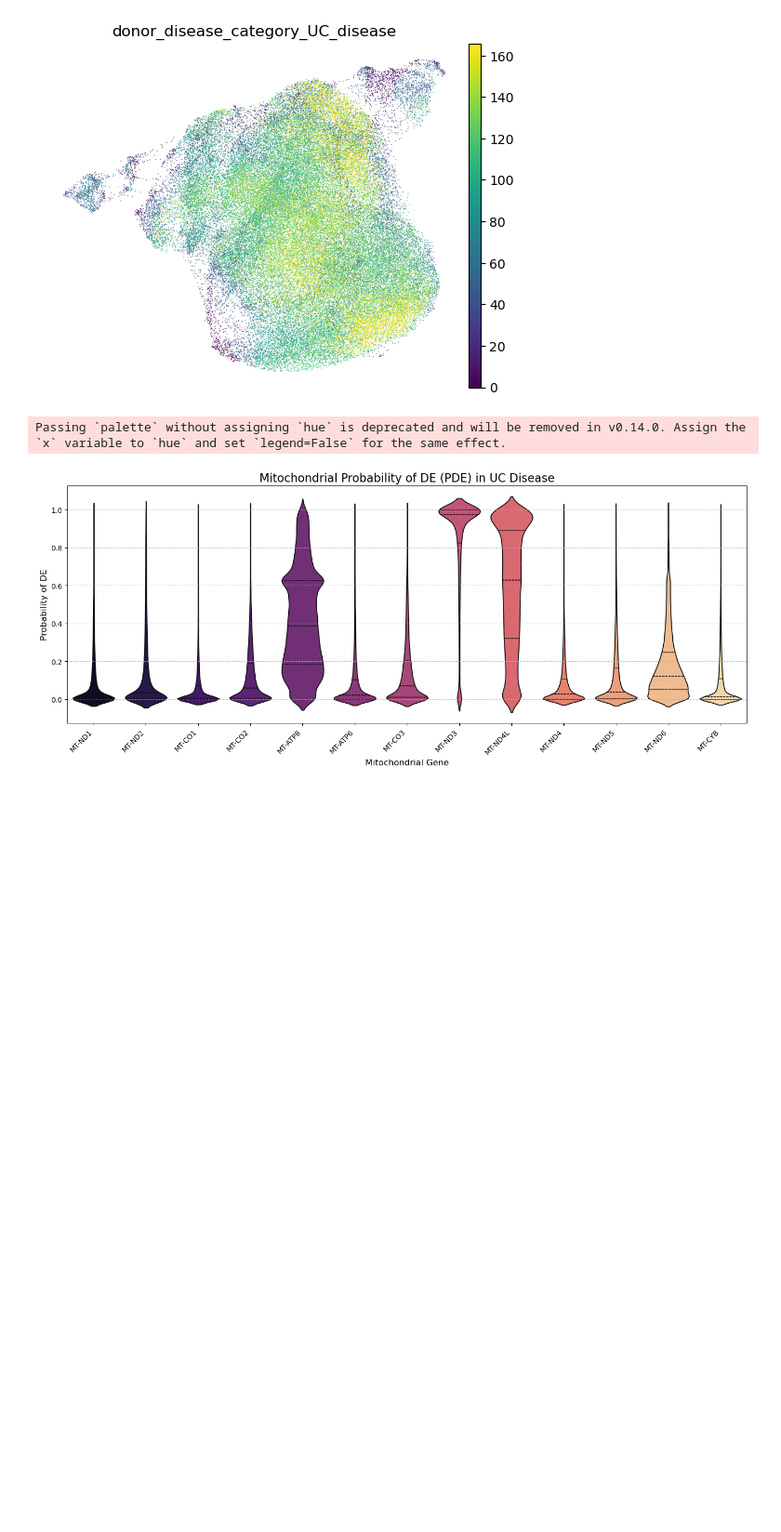
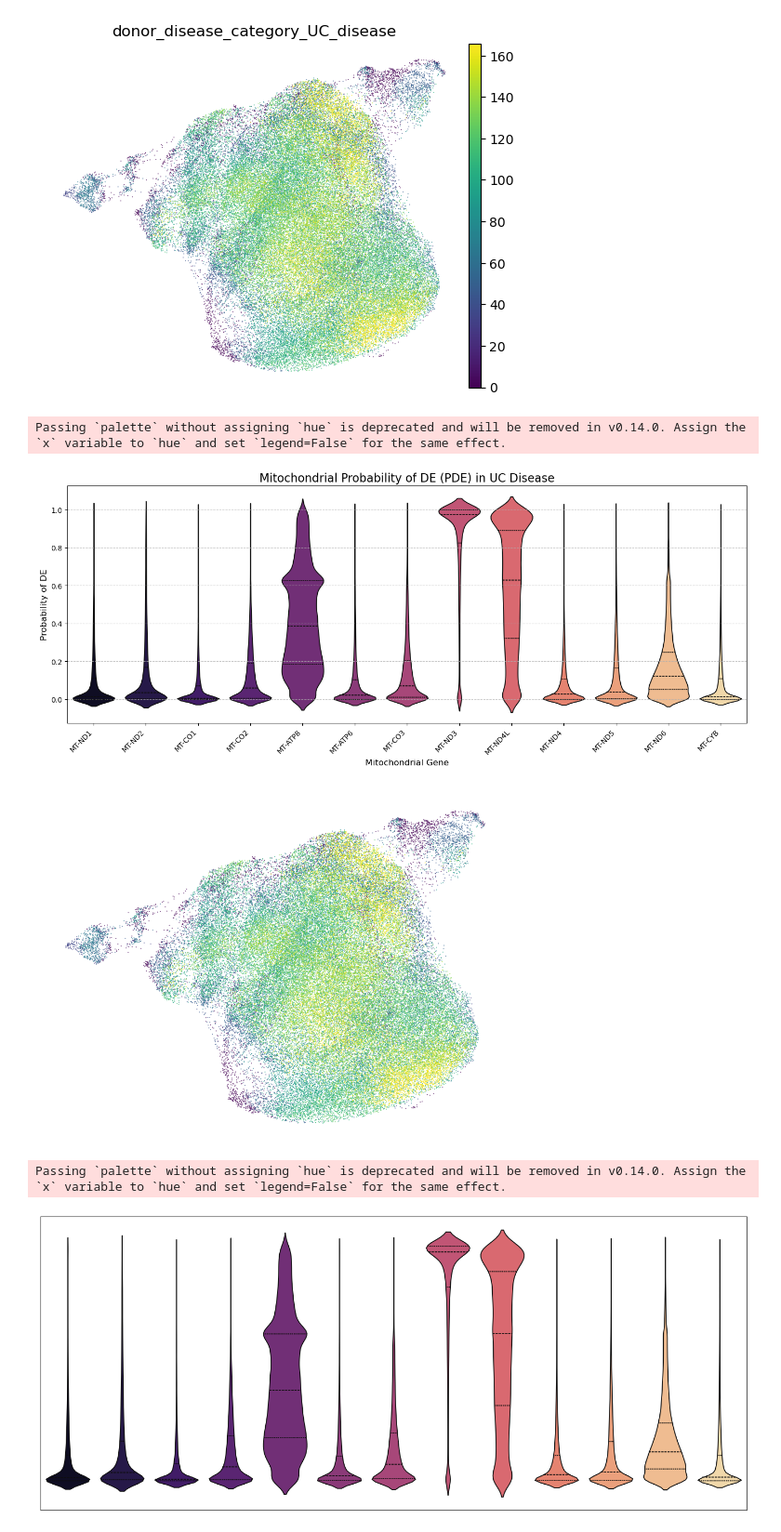
Before and after one commit to Melirie/masters_nextflow_pipeline, a Jupyter notebook: final_plots/figure_5_uc.ipynb, the cells around one changed output. Shown at 93% size. Cells and saved outputs as stored; diff of their text form; code cells hidden in the pictures; blank space fills up the shorter version.

```diff
--- a/final_plots/figure_5_uc.ipynb
+++ b/final_plots/figure_5_uc.ipynb
@@ -117,3 +117,73 @@ plt.show()
 [figure]
 Passing `palette` without assigning `hue` is deprecated and will be removed in v0.14.0. Assign the `x` variable to `hue` and set `legend=False` for the same effect.
 [figure]
+# %%
+# ==============================================================================
+# 2. MAP EFFECT SIZE & PLOT UMAP (WITHOUT LABELS)
+# ==============================================================================
+
+# Define your comparison group
+comp_group = ["donor_disease_category_UC_disease"]
+
+for i in comp_group:
+    # Map the effect size to observations (Ensure alignment matches adata.obs_names)
+    adata.obs[i] = de_res.effect_size.sel(covariate=i).values
+
+# Calculate a robust max for the color scale of the effect size
+vmax_val = float(np.nanquantile(adata.obs["donor_disease_category_UC_disease"], 0.95))
+
+# Plot UMAP embedding with mapped effect sizes (labels and colorbars removed)
+sc.pl.embedding(
+    adata,
+    basis="umap_mrvi_u",
+    color=["donor_disease_category_UC_disease"],
+    ncols=2,
+    layer="data",
+    cmap="viridis",
+    vmax=vmax_val,
+    frameon=False,
+    title="",                  # Removes the plot title
+    colorbar_loc=None          # Removes the colorbar scale and text
+)
+
+
+# ==============================================================================
+# 3. MITOCHONDRIAL PDE VIOLIN PLOT (WITHOUT LABELS)
+# ==============================================================================
+
+# Automatically identify mitochondrial genes present in your specific dataset
+mt_genes = [g for g in adata.var_names if g.upper().startswith('MT-')]
+
+# Identify the specific covariate string for UC_disease
+target_cov = "donor_disease_category_UC_disease"
+
+# Slice the dataset for MT genes AND the specific covariate
+mt_pde_uc = ds['pde'].sel(gene=mt_genes, covariate=target_cov)
+
+# Convert to a standard DataFrame for Seaborn plotting
+mt_pde_df_uc = mt_pde_uc.to_dataframe(name='pde_value').reset_index()
+
+# Create the Plot
+plt.figure(figsize=(14, 6))
+sns.violinplot(
+    data=mt_pde_df_uc,
+    x='gene',
+    y='pde_value',
+    inner='quartile',
+    palette='magma'
+)
+
+# Stripping all labels, text, titles, and ticks
+plt.title('')
+plt.xlabel('')
+plt.ylabel('')
+plt.xticks([])
+plt.yticks([])
+
+plt.grid(axis='y', linestyle='--', alpha=0.7)
+plt.tight_layout()
+plt.show()
+# %% [output]
+[figure, added]
+Passing `palette` without assigning `hue` is deprecated and will be removed in v0.14.0. Assign the `x` variable to `hue` and set `legend=False` for the same effect.
+[figure, added]
```
Also changed, not shown: 1 other file.
